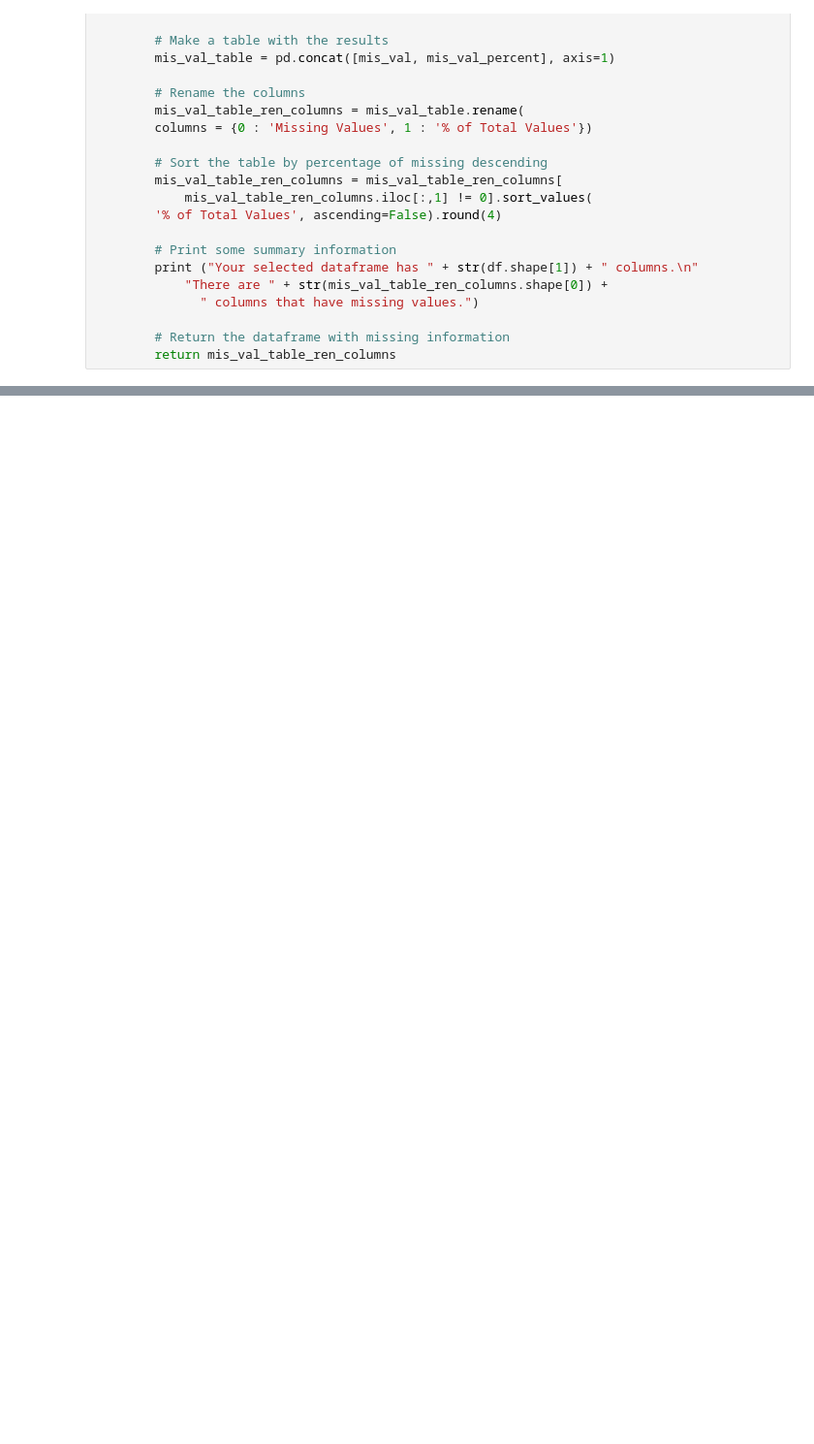
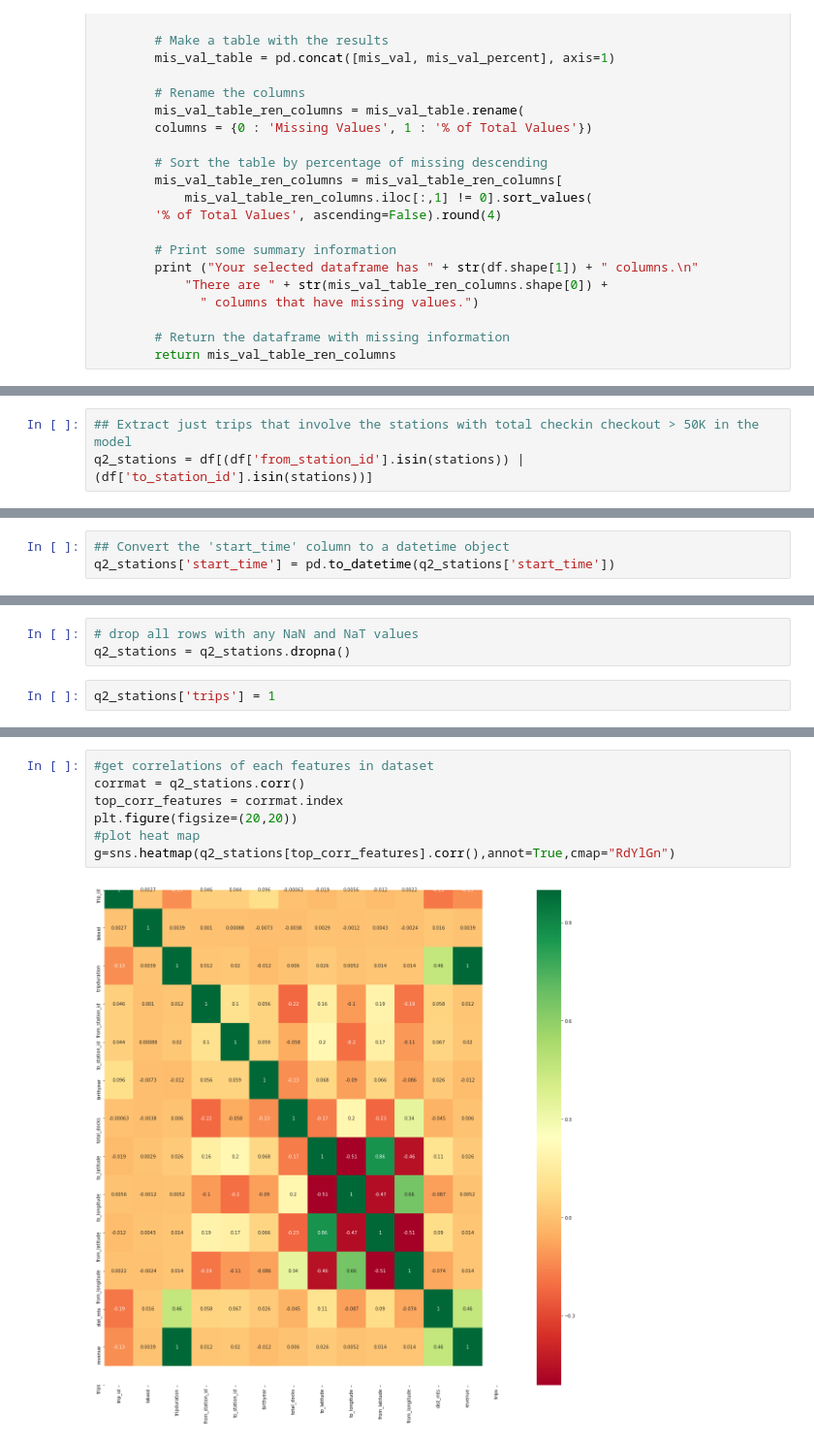
Before and after one commit to mohitroy2502/Chicago-Divvy-DPA-Project, a Jupyter notebook: DPA Project Problem Statement 5.ipynb, the cells around one changed output, grey strips where cells are left out. Shown at 97% size. Saved outputs shown, nothing was run; the diff lists cells and outputs as text; blank space fills up the shorter version.

```diff
--- a/DPA Project Problem Statement 5.ipynb
+++ b/DPA Project Problem Statement 5.ipynb
@@ -577,0 +150,3 @@ ValueError: Input contains NaN, infinity or a value too large for dtype('float64
+# %%
+## Extract just trips that involve the stations with total checkin checkout > 50K in the model
+q2_stations = df[(df['from_station_id'].isin(stations)) | (df['to_station_id'].isin(stations))]
@@ -577,0 +172,3 @@ ValueError: Input contains NaN, infinity or a value too large for dtype('float64
+# %%
+## Convert the 'start_time' column to a datetime object
+q2_stations['start_time'] = pd.to_datetime(q2_stations['start_time'])
@@ -577,0 +189,5 @@ ValueError: Input contains NaN, infinity or a value too large for dtype('float64
+# %%
+# drop all rows with any NaN and NaT values
+q2_stations = q2_stations.dropna()
+# %%
+q2_stations['trips'] = 1
@@ -577,0 +230,9 @@ ValueError: Input contains NaN, infinity or a value too large for dtype('float64
+# %%
+#get correlations of each features in dataset
+corrmat = q2_stations.corr()
+top_corr_features = corrmat.index
+plt.figure(figsize=(20,20))
+#plot heat map
+g=sns.heatmap(q2_stations[top_corr_features].corr(),annot=True,cmap="RdYlGn")
+# %% [output]
+[figure, added]
```
Also changed, not shown: parts of 126 cells of this notebook.
